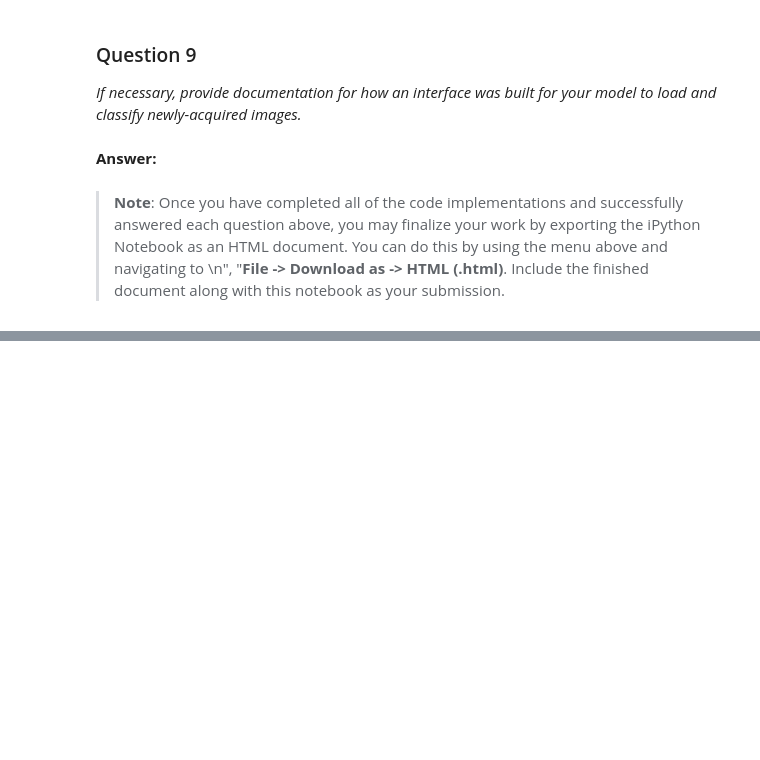
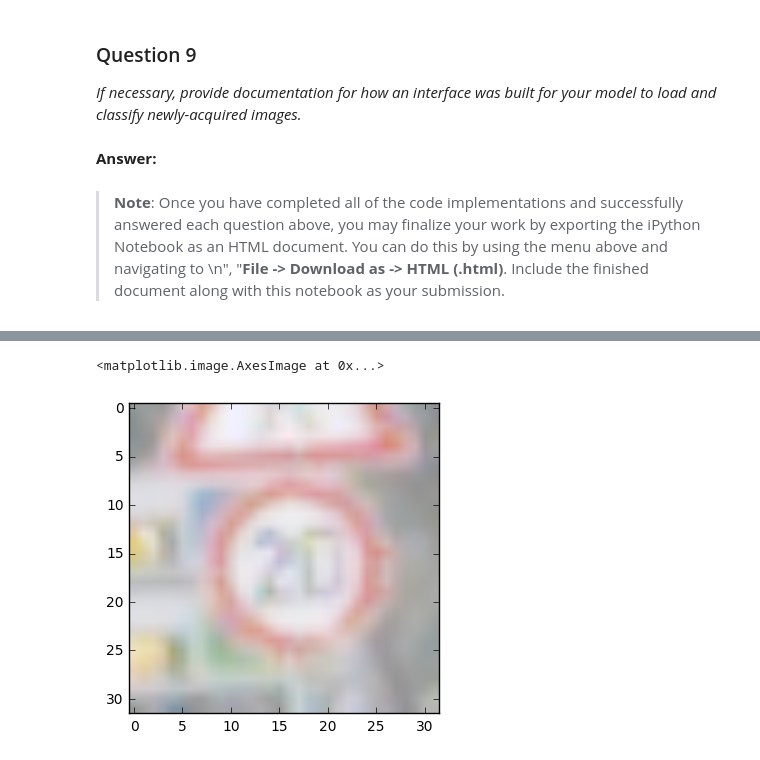
Before and after one commit to HTuennermann/traffic-signs, a Jupyter notebook: Traffic_Signs_Recognition.ipynb, the cells around one changed output, grey strips where cells are left out. Saved outputs shown, nothing was run; the diff lists cells and outputs as text; code cells hidden in the pictures; blank space fills up the shorter version.

```diff
--- a/Traffic_Signs_Recognition.ipynb
+++ b/Traffic_Signs_Recognition.ipynb
@@ -28,11 +28,13 @@ The pickled data is a dictionary with 4 key/value pairs:
 # Load pickled data
 import numpy as np
 import pickle
+import tqdm
+import skimage.transform
 %pylab inline
 
 # TODO: fill this in based on where you saved the training and testing data
-training_file = './../Downloads/traffic-signs-data.zip/train.p'
-testing_file = './../Downloads/traffic-signs-data.zip/test.p'
+training_file = './../Downloads/train.p'
+testing_file = './../Downloads/test.p'
 
 with open(training_file, mode='rb') as f:
     train = pickle.load(f)
@@ -46,6 +48,14 @@ print(y_train)
 
 
 #[for d in ]
+from skimage.color import rgb2grey
+from skimage.exposure import equalize_hist
+X_train = equalize_hist(rgb2grey(X_train)).reshape([-1, 32,32, 1])
+X_test = equalize_hist(rgb2grey(X_test)).reshape([-1, 32,32, 1])
+
+#from skimage.exposure import equalize_hist
+#X_test = equalize_hist((X_test))
+#X_train = equalize_hist((X_train))
 # %% [output]
 Populating the interactive namespace from numpy and matplotlib
 39209
@@ -79,0 +83,15 @@ for i in range(3):
+# %%
+import numpy as np
+print(n_train)
+mo = skimage.transform.SimilarityTransform(scale=1, rotation=math.pi / 20, translation=(1 , -1))
+mo2 = skimage.transform.SimilarityTransform(scale=1, rotation=-math.pi / 20, translation=(-1 , 2))
+
+
+set1 = np.array([skimage.transform.warp(data,mo) for data in X_train])
+set2 = np.array([skimage.transform.warp(data,mo) for data in X_train])
+
+#for i in range(3):
+#    imshow(skimage.transform.warp(X_train[i],mo))
+#    show()
+#    imshow(X_train[i])
+#    show()
@@ -80,3 +100,7 @@ for i in range(3):
+# %%
+X_train = np.concatenate([X_train,set1,set2])
+y_train = np.concatenate([y_train,y_train,y_train])
+n_train = X_train.shape[0]
 # %% [markdown]
 ----
 
@@ -314,0 +378,7 @@ import tensorflow as tf
+# %%
+
+from skimage.exposure import equalize_hist
+imshow((X_train[1,:,:]))#, cmap="gray")
+# %% [output]
+<matplotlib.image.AxesImage at 0x...>
+[figure, added]
```
Also changed, not shown: parts of 13 cells of this notebook.
